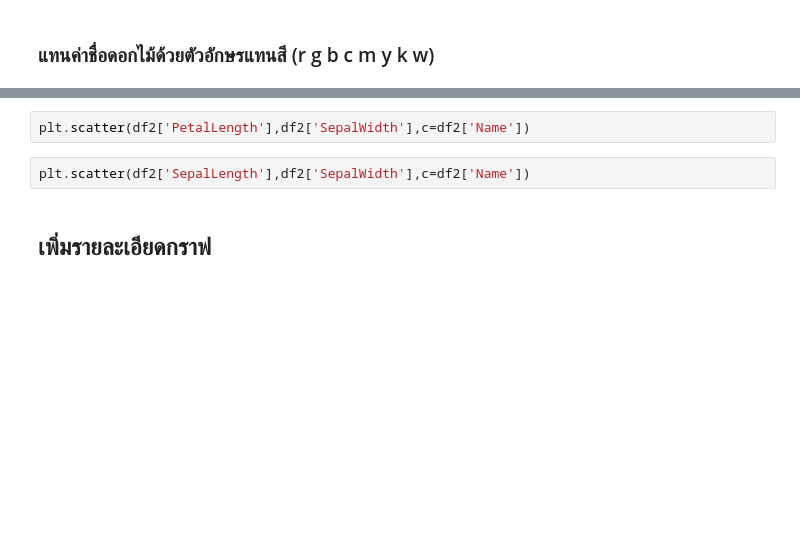
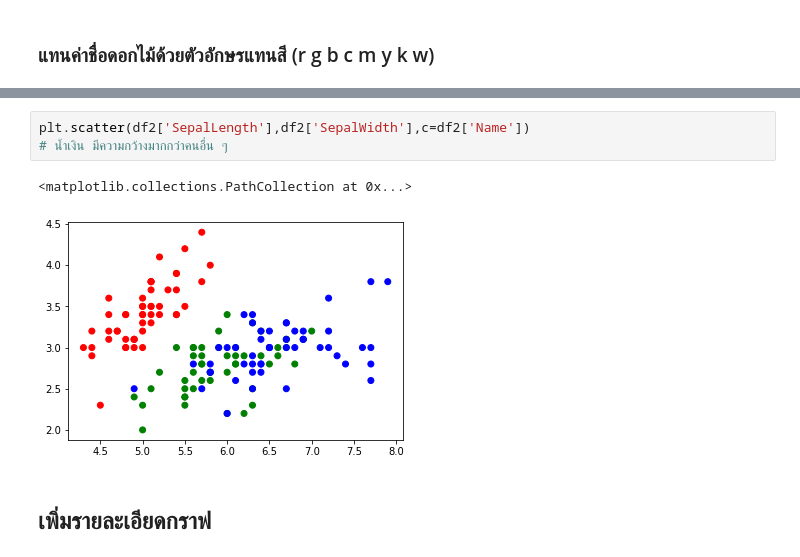
Before and after one commit to PatchareepornT/Basicprg_DataViz65, a Jupyter notebook: DataViz02_Data_Distribution_.ipynb, the cells around one changed output, grey strips where cells are left out. Saved outputs shown, nothing was run; the diff lists cells and outputs as text; blank space fills up the shorter version.

```diff
--- a/DataViz02_Data_Distribution_.ipynb
+++ b/DataViz02_Data_Distribution_.ipynb
@@ -54,7 +62,9 @@ plt.scatter(df2['PetalLength'],df2['SepalLength'],c=df2['Name'])
 # %%
-plt.scatter(df2['PetalLength'],df2['SepalWidth'],c=df2['Name'])
+plt.scatter(df2['SepalLength'],df2['SepalWidth'],c=df2['Name'])
+# น้ำเงิน มีความกว้างมากกว่าคนอื่น ๆ
+# %% [output]
+<matplotlib.collections.PathCollection at 0x...>
+[figure, added]
-# %%
-plt.scatter(df2['SepalLength'],df2['SepalWidth'],c=df2['Name'])
 # %% [markdown]
 ## เพิ่มรายละเอียดกราฟ
 # %% [markdown]
```
Also changed, not shown: parts of 76 cells of this notebook.
